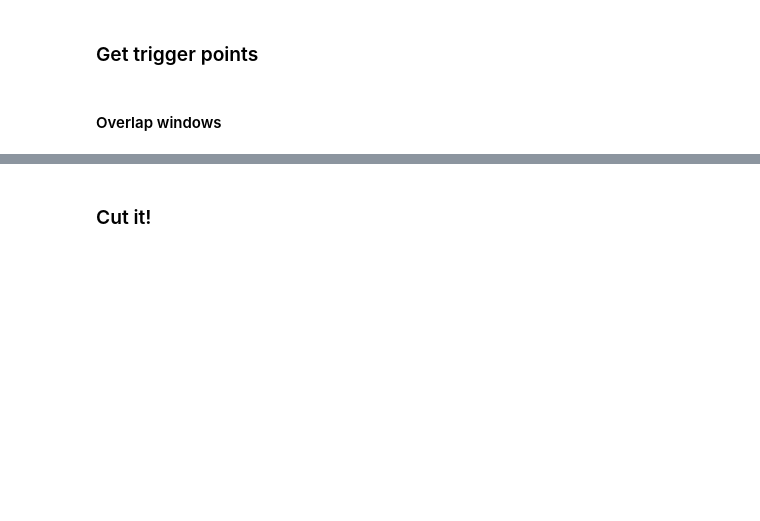
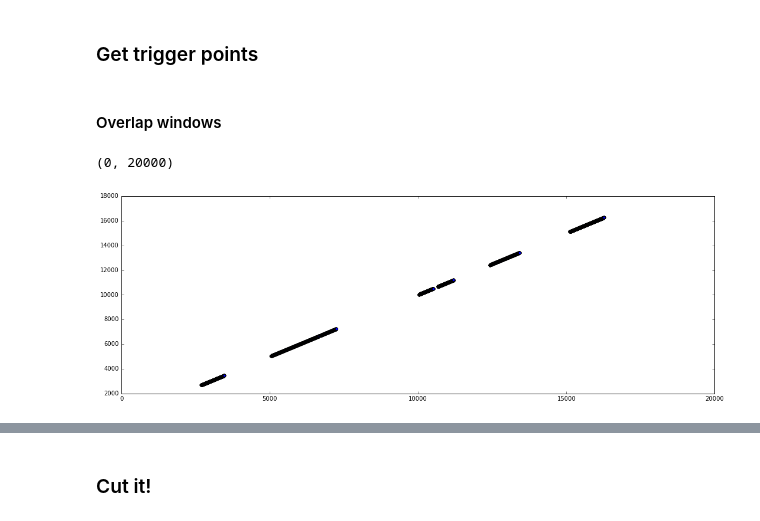
Before and after one commit to BoreholeSeismic/AutoCut, a Jupyter notebook: AutoCut-short-time.ipynb, the cells around one changed output, grey strips where cells are left out. Drawn from its saved outputs; the diff is of its cells as text; code cells hidden in the pictures; blank space fills up the shorter version.

```diff
--- a/AutoCut-short-time.ipynb
+++ b/AutoCut-short-time.ipynb
@@ -46,14 +46,30 @@ def plot3C(timeseries, i_rec):
     plt.plot(timeseries['traceData'][:, i_rec*3+2], color='blue')
 # %% [markdown]
 ### Get trigger points
+# %%
+def get_std_silent(rolstd):
+    rolstd_nonan = rolstd[~np.isnan(rolstd)]
+    # (1) naive method
+    # std_silent = np.mean(rolstd_nonan[:400])
+    # (2) discard the top 1%. But not accurate.
+    # df = pd.Series(rolstd_nonan)
+    # std_silent = np.mean(df[df < df.quantile(.99)])
+    # (3) Sampling. median of means
+    means = []
+    n = 50  # no of chunk
+    chunk_size = len(rolstd_nonan)/n
+    for i in range(n):
+        means.append(np.mean(rolstd_nonan[i:i+chunk_size]))
+    std_silent = np.median(means)
+    return std_silent
 # %%
 # Core logic! Any std larger than std of silent time is a signal.
 trigger_windows = []
+from scipy import stats
 for i_trace in range(noTrace):
-    rolstd = pd.rolling_std(traces_5s['traceData'][:,i_trace], window=300)
-    rolstd_nonan = rolstd[~np.isnan(rolstd)]
-#     print np.where(rolstd > 2.1*np.nanmean(rolstd_nonan[:100]))[0]
-    trigger_windows.append( np.where(rolstd > 4*np.nanmean(rolstd_nonan[:400]))[0] )
+    rolstd = pd.rolling_std(traces_5s['traceData'].astype('f8')[:,i_trace], window=300)
+    std_silent = get_std_silent(rolstd)
+    trigger_windows.append( np.where(rolstd > 4*std_silent)[0] )
 # %% [markdown]
 #### Overlap windows
 # %%
@@ -64,7 +80,7 @@ for i_well in range(noWell):
         no_trace = i_well * noTrace/noWell + j_trace
         if len(trigger_windows[no_trace]) > 1:
             count += 1
-    if count < 0.7*noTrace/noWell:
+    if count < 0.5*noTrace/noWell:
         # remove the noise
         for j_trace in range(noTrace/noWell):
             trigger_windows[i_well * noTrace/noWell + j_trace] = np.array([])
@@ -80,8 +96,11 @@ signal_window.sort()
 # rolstd_nonan = rolstd[~np.isnan(rolstd)]
 # triggers = np.where(rolstd > 2*np.nanmean(rolstd_nonan[:100]))
 # %%
-# plt.scatter(signal_window, signal_window)
-# plt.xlim((0,len(rolstd)))
+plt.scatter(signal_window, signal_window)
+plt.xlim((0,len(rolstd)))
+# %% [output]
+(0, 20000)
+[figure, added]
 # %%
 i_rec = 58
 # period = xrange(min(signal_window),max(signal_window))
```
Also changed, not shown: parts of 7 cells of this notebook, 1 other file.
